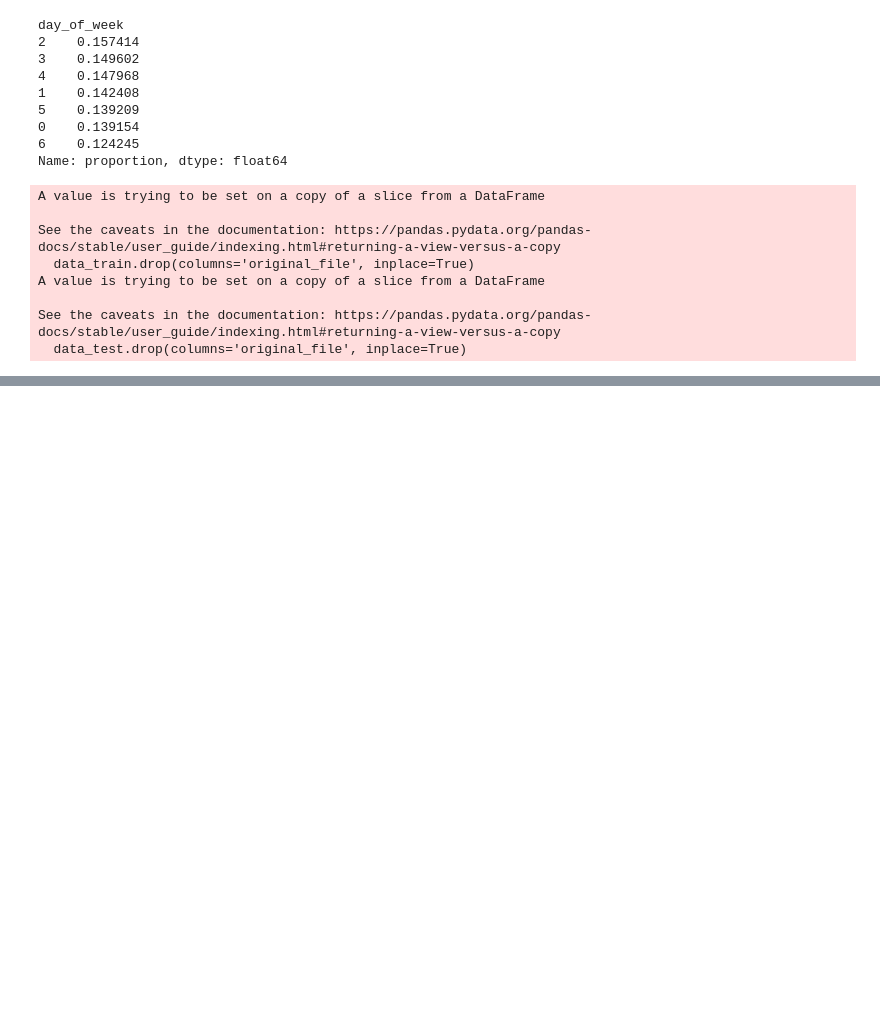
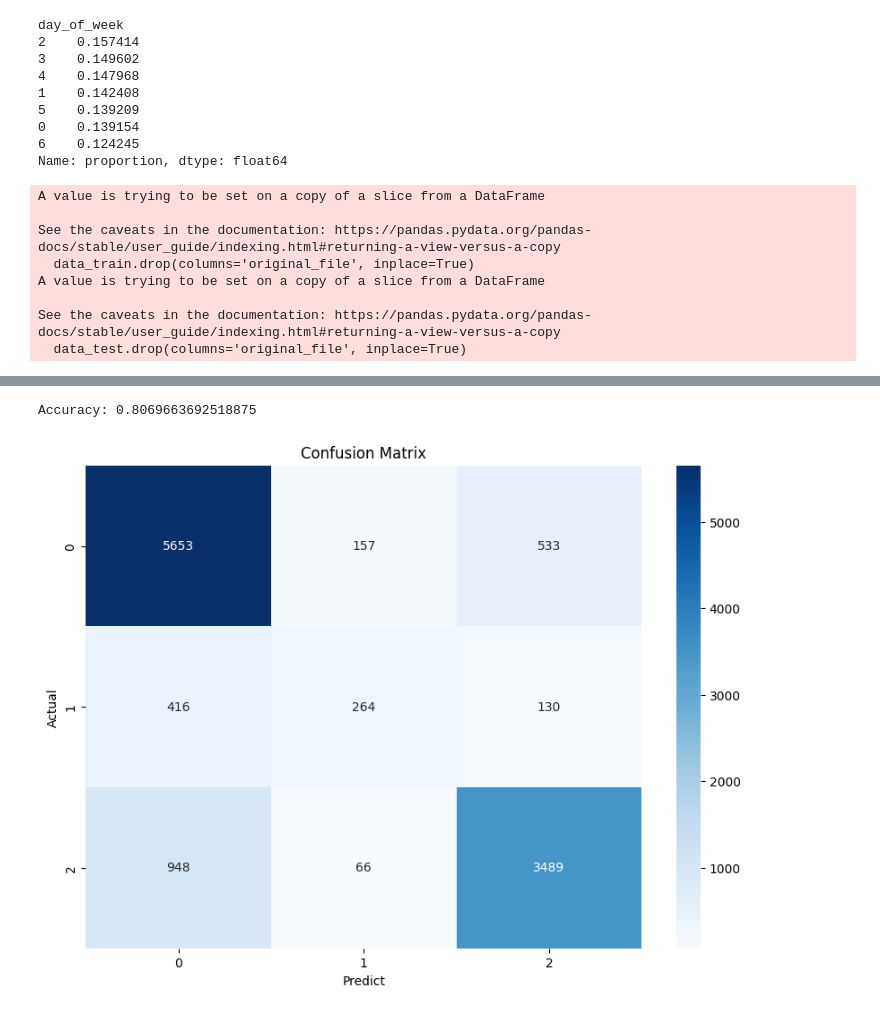
Before and after one commit to ivanrnarvaez/PumpitUp, a Jupyter notebook: PumpitUp.ipynb, the cells around one changed output, grey strips where cells are left out. Cells and saved outputs as stored; diff of their text form; code cells hidden in the pictures; blank space fills up the shorter version.

Commit message:
First case, Random forest classifier, n_estimators = 20 Remove ML Runs folder

```diff
--- a/PumpitUp.ipynb
+++ b/PumpitUp.ipynb
@@ -693,3 +727,9 @@ See the caveats in the documentation: https://pandas.pydata.org/pandas-docs/stab
 # %%
 # Agregar la columna con las categorias respuesta
 # Entrenar los modelos
+# %%
+print(df_label.shape)
+print(data_train.shape)
+
+data_train_complete = pd.merge(data_train, df_label, on="id", how='left')
+data_train_complete.info()
@@ -695,0 +744,13 @@ See the caveats in the documentation: https://pandas.pydata.org/pandas-docs/stab
+# %%
+X_train, X_test, y_train, y_test = train_test_split(data_train_complete.drop(columns='status_group', axis=1),
+                                                    data_train_complete['status_group'],
+                                                    test_size=0.2,
+                                                    random_state=42,
+                                                    stratify=data_train_complete['status_group']
+                                                    )
+# %%
+n_estimators = 20
+semilla = 42
+model1 = RandomForestClassifier(n_estimators=n_estimators)
+# %%
+mlflow.set_experiment('Concurso_PumpitUp')
@@ -695,0 +760,38 @@ See the caveats in the documentation: https://pandas.pydata.org/pandas-docs/stab
+# %%
+import mlflow.sklearn
+
+
+with mlflow.start_run(run_name='untunned_random_forrest'):
+    model1.fit(X_train, y_train)
+    y_pred = model1.predict(X_test)
+
+    #Calcular accuracy
+    accuracy = accuracy_score(y_test, y_pred)
+
+    # Registrar parametros, metricas y modelos
+    mlflow.log_param('random_state', semilla)
+    mlflow.log_param('n_estimators', model1.n_estimators)
+    mlflow.log_param('max_depth', model1.max_depth)
+    mlflow.log_param('accuracy', accuracy)
+    mlflow.sklearn.log_model(model1, 'untunned_random_forest')
+
+    #Register importancia de las caracteristicas
+    feature_importance = model1.feature_importances_
+    for i, col in enumerate(X_train.columns):
+        mlflow.log_metric(f"importance_{col}", feature_importance[i])
+
+    # Guardar conjunto de datos de prueba
+    X_test.to_csv("X_test.csv", index=False)
+    mlflow.log_artifact("X_test.csv")
+
+    # Crear y guardar matriz de confusion
+    cm = confusion_matrix(y_test, y_pred)
+    plt.figure(figsize=(10,7))
+    sns.heatmap(cm, annot=True, fmt='d', cmap='Blues')
+    plt.xlabel('Predict')
+    plt.ylabel('Actual')
+    plt.title('Confusion Matrix')
+    plt.savefig('confusion_matrix.png')
+
+    print(f"Accuracy: {accuracy}")
+# %% [output]
@@ -695,0 +799,2 @@ See the caveats in the documentation: https://pandas.pydata.org/pandas-docs/stab
+Accuracy: 0.8069663692518875
+[figure, added]
```
Also changed, not shown: parts of 5 cells of this notebook.
